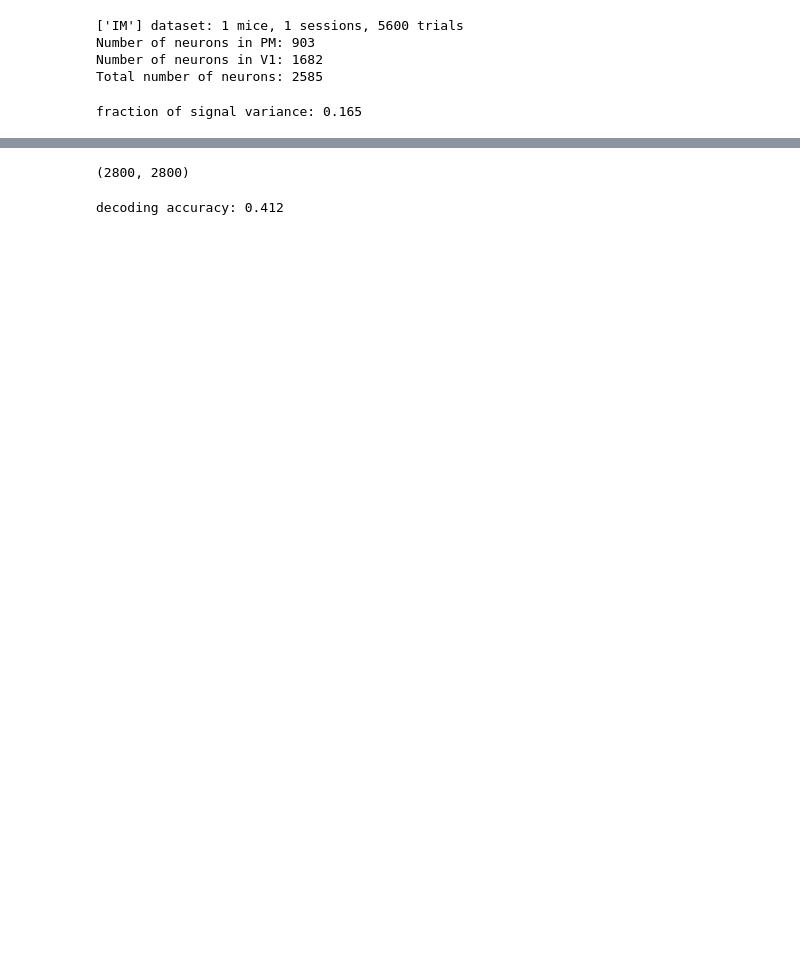
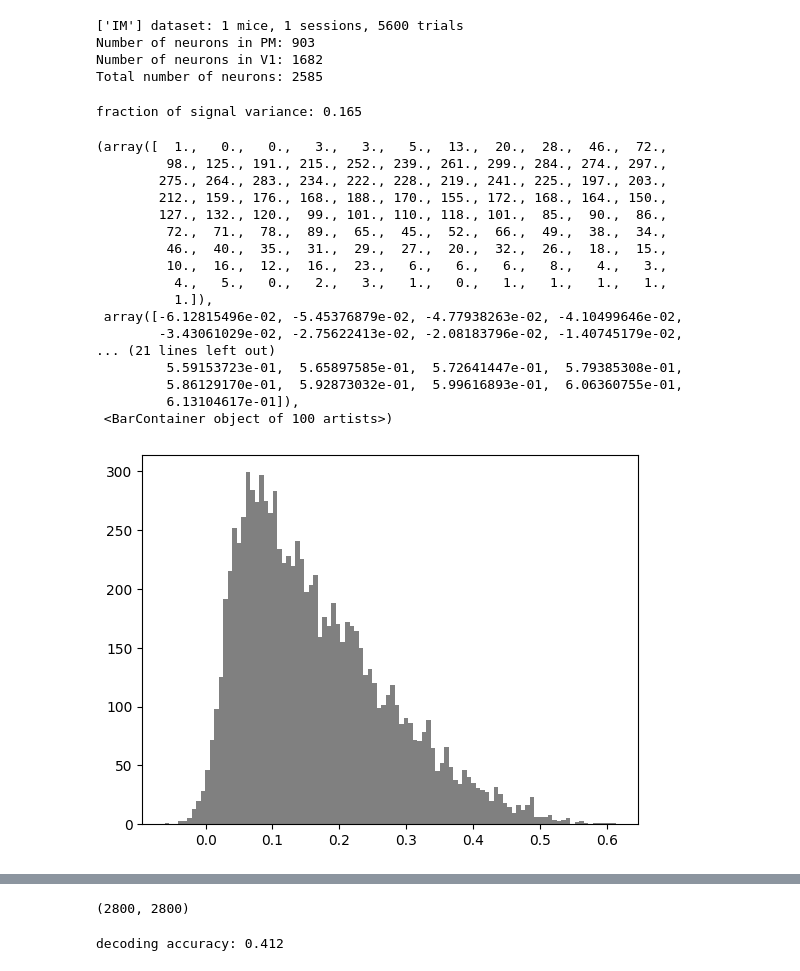
Before and after one commit to matthijsoudelohuis/molanalysis, a Jupyter notebook: cvPCA/powerlaws.ipynb, the cells around one changed output, grey strips where cells are left out. Drawn from its saved outputs; the diff is of its cells as text; code cells hidden in the pictures; blank space fills up the shorter version.

```diff
--- a/cvPCA/powerlaws.ipynb
+++ b/cvPCA/powerlaws.ipynb
@@ -108,3 +119,25 @@ cc = (snorm[0].T @ snorm[1]) / sresp.shape[1]
 print('fraction of signal variance: %2.3f'%np.diag(cc).mean())
 # %% [output]
 fraction of signal variance: 0.165
+# %%
+# make a histogram of the corr coefs for all neurons:
+plt.hist(np.diag(cc),bins=100,color='grey')
+# %% [output]
+(array([  1.,   0.,   0.,   3.,   3.,   5.,  13.,  20.,  28.,  46.,  72.,
+         98., 125., 191., 215., 252., 239., 261., 299., 284., 274., 297.,
+        275., 264., 283., 234., 222., 228., 219., 241., 225., 197., 203.,
+        212., 159., 176., 168., 188., 170., 155., 172., 168., 164., 150.,
+        127., 132., 120.,  99., 101., 110., 118., 101.,  85.,  90.,  86.,
+         72.,  71.,  78.,  89.,  65.,  45.,  52.,  66.,  49.,  38.,  34.,
+         46.,  40.,  35.,  31.,  29.,  27.,  20.,  32.,  26.,  18.,  15.,
+         10.,  16.,  12.,  16.,  23.,   6.,   6.,   6.,   8.,   4.,   3.,
+          4.,   5.,   0.,   2.,   3.,   1.,   0.,   1.,   1.,   1.,   1.,
+          1.]),
+ array([-6.12815496e-02, -5.45376879e-02, -4.77938263e-02, -4.10499646e-02,
+        -3.43061029e-02, -2.75622413e-02, -2.08183796e-02, -1.40745179e-02,
+... (21 lines left out)
+         5.59153723e-01,  5.65897585e-01,  5.72641447e-01,  5.79385308e-01,
+         5.86129170e-01,  5.92873032e-01,  5.99616893e-01,  6.06360755e-01,
+         6.13104617e-01]),
+ <BarContainer object of 100 artists>)
+[figure, added]
```
Also changed, not shown: parts of 12 cells of this notebook, 1 other file.
